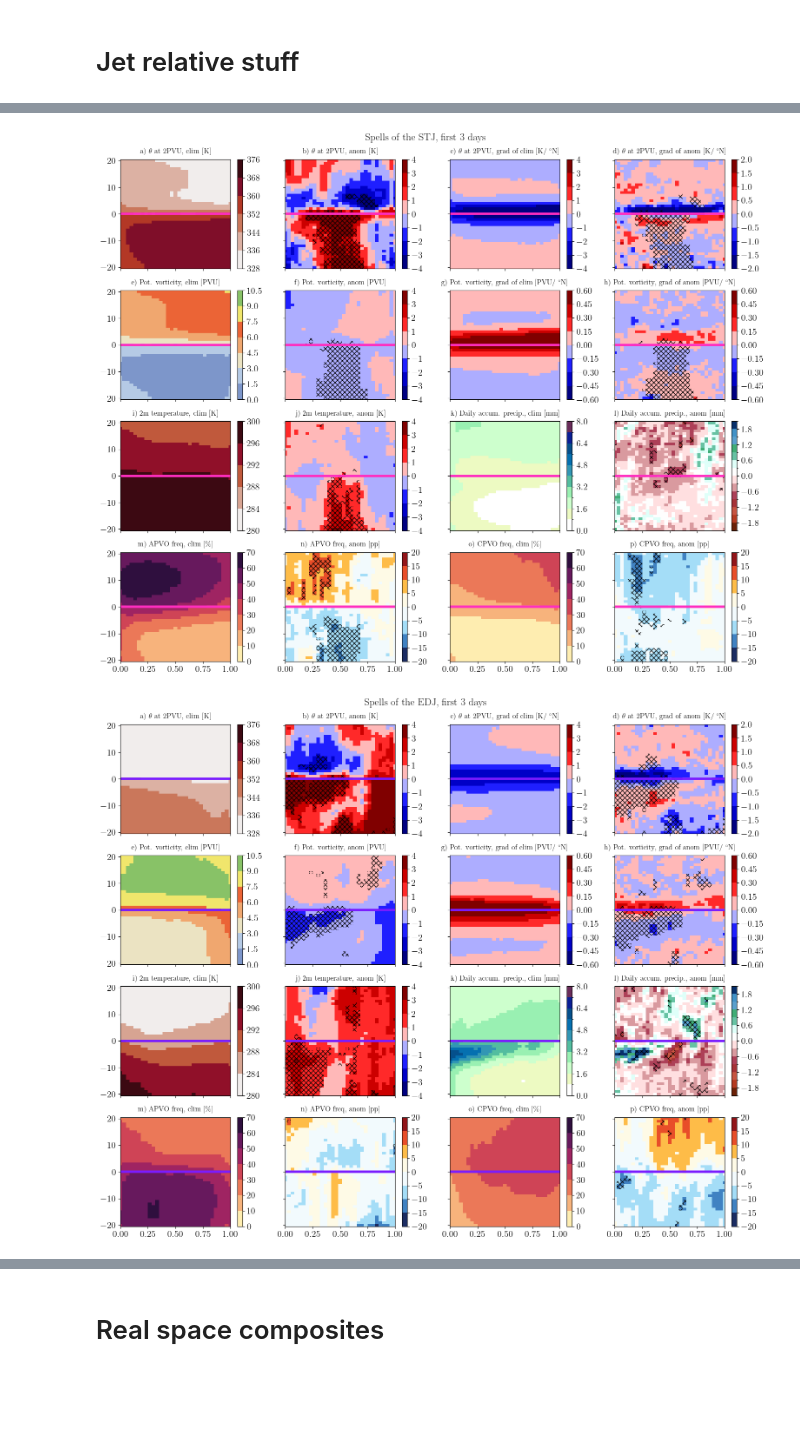
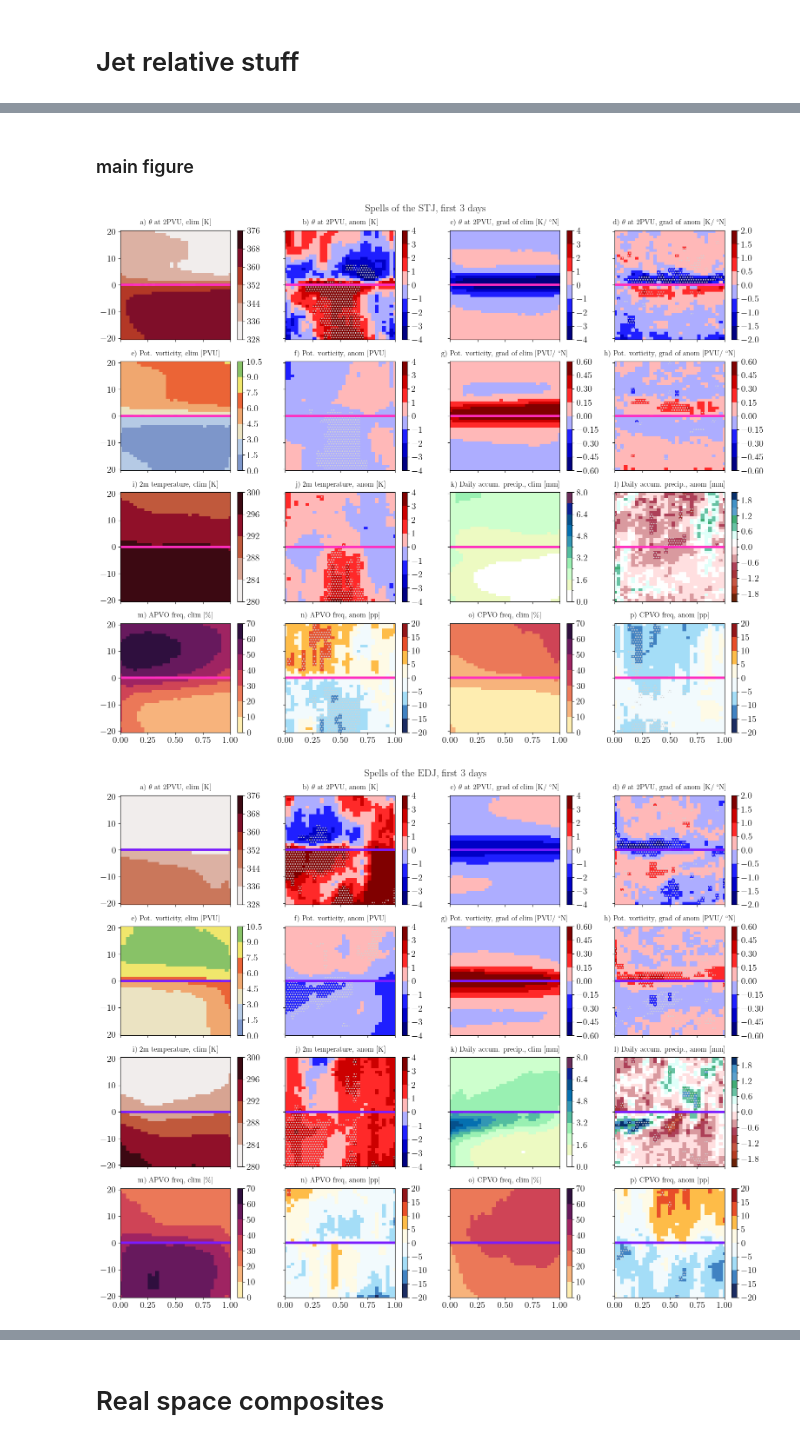
Before and after one commit to hbanderier/persistent-extremes-era5, a Jupyter notebook: Persistence/persistent_jets_v2.ipynb, the cells around one changed output, grey strips where cells are left out. Drawn from its saved outputs; the diff is of its cells as text; code cells hidden in the pictures; blank space fills up the shorter version.

```diff
--- a/Persistence/persistent_jets_v2.ipynb
+++ b/Persistence/persistent_jets_v2.ipynb
@@ -275,0 +154,6 @@ for spell_of in ["STJ" ,"EDJ", "STJ_catd" ,"EDJ_catd", "STJ_com" ,"EDJ_com"]:
+# %%
+import CDSK
+
+da_ = coarsen_da(exp.ds["s"].sel(time=np.isin(exp.ds.time.dt.month, [6, 7, 8, 9])), 4, np.amax)
+# da_anom = compute_anomalies_ds(da_, "dayofyear", standardized=True).sel(time=np.isin(da_.time.dt.month, [6, 7, 8, 9]))
+X = da_.values.reshape(da_.shape[0], -1)
@@ -275,0 +174,4 @@ for spell_of in ["STJ" ,"EDJ", "STJ_catd" ,"EDJ_catd", "STJ_com" ,"EDJ_com"]:
+# %%
+speed_realspace = ((da_[1:].data - da_[:-1].data) ** 2).sum(axis=(1, 2))
+speed_pd = pl.DataFrame({"time": da_.time.values[:-1], "speed": speed_realspace})
+pers = pl.read_parquet(exp.path.joinpath("pers_catd_all_year.parquet"))
@@ -383,3 +393,32 @@ for var in varnames_rwb:
+# %%
+width = 15
+fig, axes = plt.subplots(2, 2, figsize=(10, 8), sharex="all", sharey="all", constrained_layout=True)
+axes = axes.ravel()
+clim = xr.open_dataarray(exp.path.joinpath("z200_phat_catd_relative_clim.nc"))[160:260] / 9.8
+jets = summer_daily.rename("time").to_frame().join(phat_jets_catd, on="time")
+cmap_clim = colormaps.lipari
+norm_clim = BoundaryNorm(MaxNLocator(9).tick_values(clim.quantile(0.01), clim.quantile(0.99)), cmap_clim.N)
+cmap_anom = colormaps.BlWhRe
+norm_anom = BoundaryNorm([-100, -80, -60, -40, -20, 20, 40, 60, 80, 100], cmap_anom.N)
+day_around = 3
+for i, spell_of in enumerate(["STJ_catd", "EDJ_catd"]):
+    is_polar = bool(i)
+    spells_from_jet = daily_spells_list[spell_of]
+    spells_from_jet = extend_spells(spells_from_jet)
+    spells_from_jet = subset_around_onset(spells_from_jet, around_onset=datetime.timedelta(days=day_around))
+    to_plot = gather_normal_da_jets_wrapper(
+        jets, daily_spells_list[spell_of], da_z_200, n_bootstraps=0, clim=clim
+    ).sel(is_polar=is_polar).T
+    clim_to_plot = clim.sel(is_polar=is_polar).mean("dayofyear")
+    axes[2 * i].pcolormesh(clim_to_plot.norm_index, clim_to_plot.n, clim_to_plot.values, shading="nearest", cmap=cmap_clim, norm=norm_clim)
+    axes[2 * i + 1].pcolormesh(to_plot.norm_index, to_plot.n, to_plot.values, shading="nearest", cmap=cmap_anom, norm=norm_anom)
+    axes[2 * i].plot([0, 1.], [0, 0], lw=4, color=COLORS[2 - i])
+    axes[2 * i + 1].plot([0, 1.], [0, 0], lw=4, color=COLORS[2 - i])
+fig.colorbar(ScalarMappable(norm_clim, cmap_clim), ax=axes[[0, 2]], fraction=0.1, shrink=0.8, aspect=30, spacing="proportional")
+fig.colorbar(ScalarMappable(norm_anom, cmap_anom), ax=axes[[1, 3]], fraction=0.1, shrink=0.8, aspect=30, spacing="proportional")
+fig.savefig(f"{FIGURES}/jet_persistence/geop_spells_composites_{day_around=}.png")
+# %% [markdown]
+### main figure
 # %%
 from string import ascii_lowercase
 
@@ -491,38 +530,38 @@ for day_around in days_around:
             if mode in ["clim", "clim_grad"]:
                 to_plot = clim.sel(dayofyear=slice(166, 260)).mean("dayofyear")
                 pvals = None
+                if grad:
+                    to_plot = to_plot.differentiate("n")
             elif mode in ["anom", "anom_grad"]:
                 ifile = basepath.joinpath(f"{varname}_{mode}_{spells_of}_da{day_around}.nc")
                 ifile_pvals = basepath.joinpath(f"{varname}_{mode}_{spells_of}_da{day_around}_pvals.nc")
                 if ifile.is_file() and ifile_pvals.is_file():
                     to_plot = xr.open_dataarray(ifile).transpose()
                     pvals = xr.open_dataarray(ifile_pvals)
                 else:
                     to_plot = gather_normal_da_jets_wrapper(
-                        jets, times, da, n_bootstraps=n_bootstraps, clim=clim
+                        jets, times, da, n_bootstraps=n_bootstraps, clim=clim, grad=grad
                     )
                     to_plot, pvals = to_plot[da.name + "_interp"], to_plot["pvals"]
                     to_plot.to_netcdf(ifile)
                     pvals.to_netcdf(ifile_pvals)
                     to_plot = to_plot.transpose()
                     pvals = pvals
-            if grad:
-                to_plot = to_plot.differentiate("n")
             im = ax.pcolormesh(to_plot.norm_index, to_plot.n, to_plot.sel(is_polar=is_polar).values, shading="nearest", cmap=cmap, norm=norm)
             if pvals is not None:
                 direction = infer_direction(to_plot.sel(is_polar=is_polar))
                 filter_ = symmetrize_p(pvals.sel(is_polar=is_polar).T, direction, 0.05)
-                ax.pcolor(pvals.norm_index, pvals.n, pvals.sel(is_polar=is_polar).T.where(filter_), hatch="xxx", alpha=0.0)
+                crrr = ax.pcolor(pvals.norm_index, pvals.n, pvals.sel(is_polar=is_polar).T.where(filter_), hatch="...", facecolor="none", edgecolor="lightgrey", hatch_linewidth=1.5, linewidth=0)
             ax.plot([-.5, 1.5], [0, 0], lw=4, color=COLORS[2 - int(is_polar)])
             ax.set_xlim(0, 1)
             unit = units[varname] + r"$/~^{\circ} \mathrm{N}$" if grad else units[varname]
             unit = "pp" if unit == r"$\%$" and mode == "anom" else unit
             mode_pretty = mode.split("_")
             mode_pretty = f"{mode_pretty[1]} of {mode_pretty[0]}" if "_" in mode else mode
             ax.set_title(f"{letter}) {long_name}, {mode_pretty} [{unit}]", fontsize=12)
             fig.colorbar(im, ax=ax)
         fig.suptitle(f"Spells of the {spells_of[:3]}, first {f"{day_around} " if day_around > 1 else ''}day{'s' if day_around > 1 else ''}", y=0.92)
         fig.savefig(f"{FIGURES}/jet_persistence/{spells_of}_spells_composites_{day_around=}.png")
 # %% [output]
-[figure, old version]
+[figure, new version]
-[figure, old version]
+[figure, new version]
```
Also changed, not shown: parts of 24 cells of this notebook.
